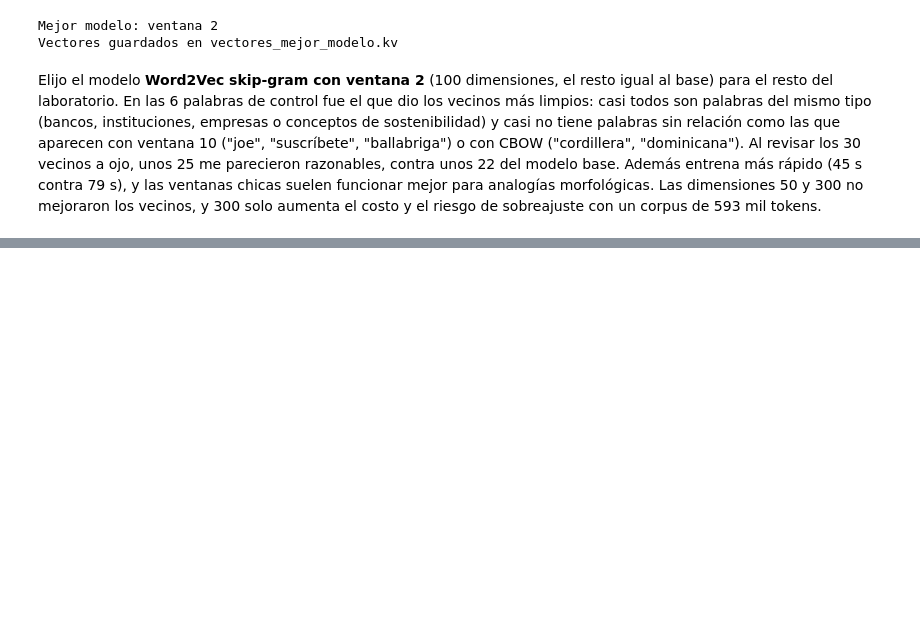
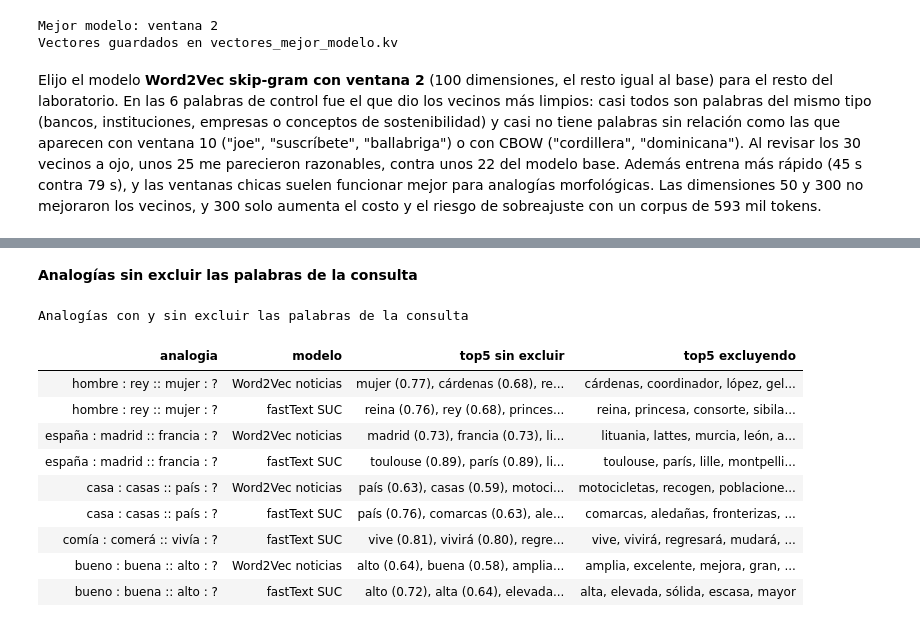
Before and after one commit to JuanDi37/NLP-laboratorio-9, a Jupyter notebook: Laboratorio9.ipynb, the cells around one changed output, grey strips where cells are left out. Drawn from its saved outputs; the diff is of its cells as text; code cells hidden in the pictures; blank space fills up the shorter version.

```diff
--- a/Laboratorio9.ipynb
+++ b/Laboratorio9.ipynb
@@ -998,0 +1497,43 @@ Elijo el modelo **Word2Vec skip-gram con ventana 2** (100 dimensiones, el resto
+# %% [markdown]
+**Analogías sin excluir las palabras de la consulta**
+# %%
+#repetimos 5 analogias sin excluir a, b y c del resultado
+
+analogias_sin_excluir = [
+    ("hombre", "rey", "mujer"),
+    ("españa", "madrid", "francia"),
+    ("casa", "casas", "país"),
+    ("comía", "comerá", "vivía"),
+    ("bueno", "buena", "alto")
+]
+
+registros_sin = []
+for a, b, c in analogias_sin_excluir:
+    for nombre in ["Word2Vec noticias", "fastText SUC"]:
+        kv = modelos[nombre]
+        if not all(p in kv.key_to_index for p in (a, b, c)):
+            continue
+        registros_sin.append({
+            "analogia": f"{a} : {b} :: {c} : ?",
+            "modelo": nombre,
+            "top5 sin excluir": ", ".join(f"{p} ({s:.2f})" for p, s in analogia(kv, a, b, c, k=5, excluir=False)),
+            "top5 excluyendo": ", ".join(p for p, _ in analogia(kv, a, b, c, k=5, excluir=True))
+        })
+
+display(
+    pd.DataFrame(registros_sin).style
+    .hide(axis="index")
+    .set_caption("Analogías con y sin excluir las palabras de la consulta")
+)
+# %% [output]
+Analogías con y sin excluir las palabras de la consulta
+| analogia | modelo | top5 sin excluir | top5 excluyendo |
+| hombre : rey :: mujer : ? | Word2Vec noticias | mujer (0.77), cárdenas (0.68), re... | cárdenas, coordinador, lópez, gel... |
+| hombre : rey :: mujer : ? | fastText SUC | reina (0.76), rey (0.68), princes... | reina, princesa, consorte, sibila... |
+| españa : madrid :: francia : ? | Word2Vec noticias | madrid (0.73), francia (0.73), li... | lituania, lattes, murcia, león, a... |
+| españa : madrid :: francia : ? | fastText SUC | toulouse (0.89), parís (0.89), li... | toulouse, parís, lille, montpelli... |
+| casa : casas :: país : ? | Word2Vec noticias | país (0.63), casas (0.59), motoci... | motocicletas, recogen, poblacione... |
+| casa : casas :: país : ? | fastText SUC | país (0.76), comarcas (0.63), ale... | comarcas, aledañas, fronterizas, ... |
+| comía : comerá :: vivía : ? | fastText SUC | vive (0.81), vivirá (0.80), regre... | vive, vivirá, regresará, mudará, ... |
+| bueno : buena :: alto : ? | Word2Vec noticias | alto (0.64), buena (0.58), amplia... | amplia, excelente, mejora, gran, ... |
+| bueno : buena :: alto : ? | fastText SUC | alto (0.72), alta (0.64), elevada... | alta, elevada, sólida, escasa, mayor |
```
Also changed, not shown: parts of 26 cells of this notebook, 2 other files.
